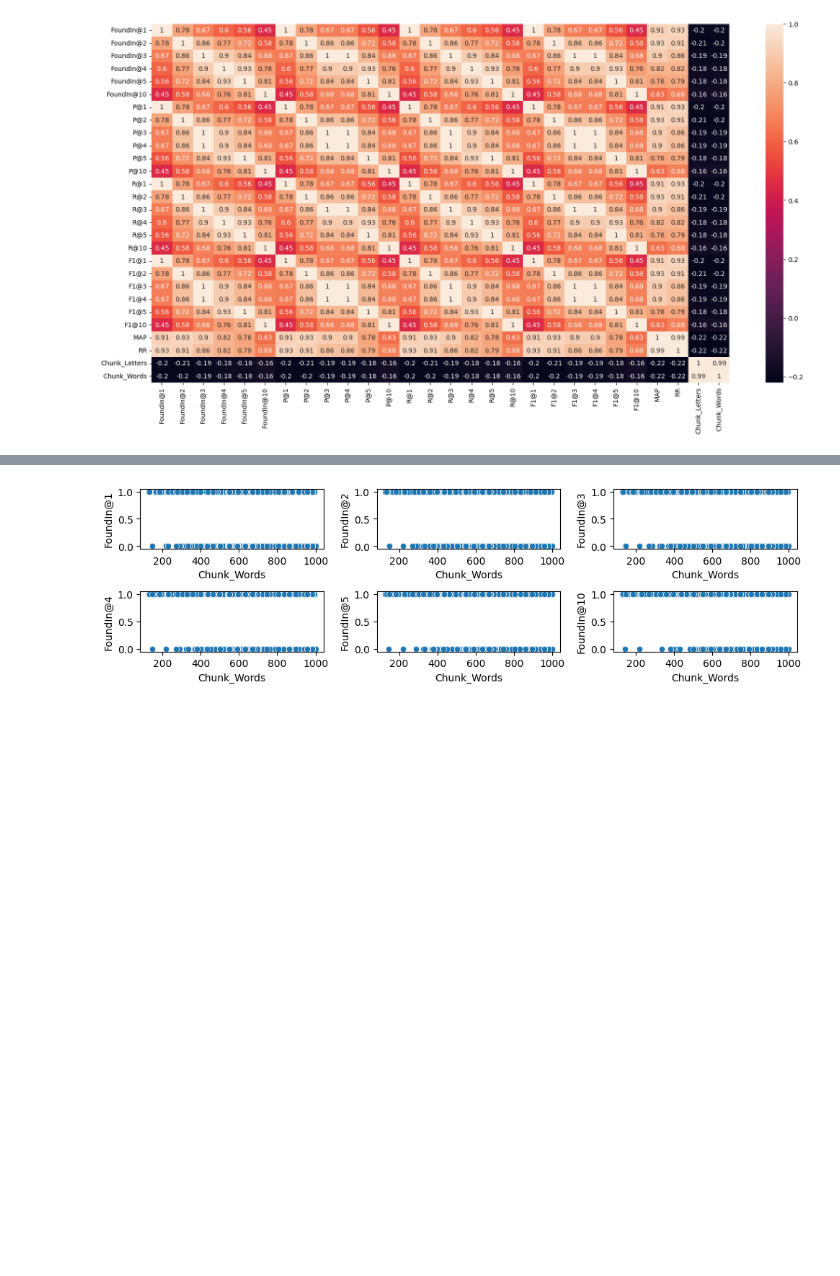
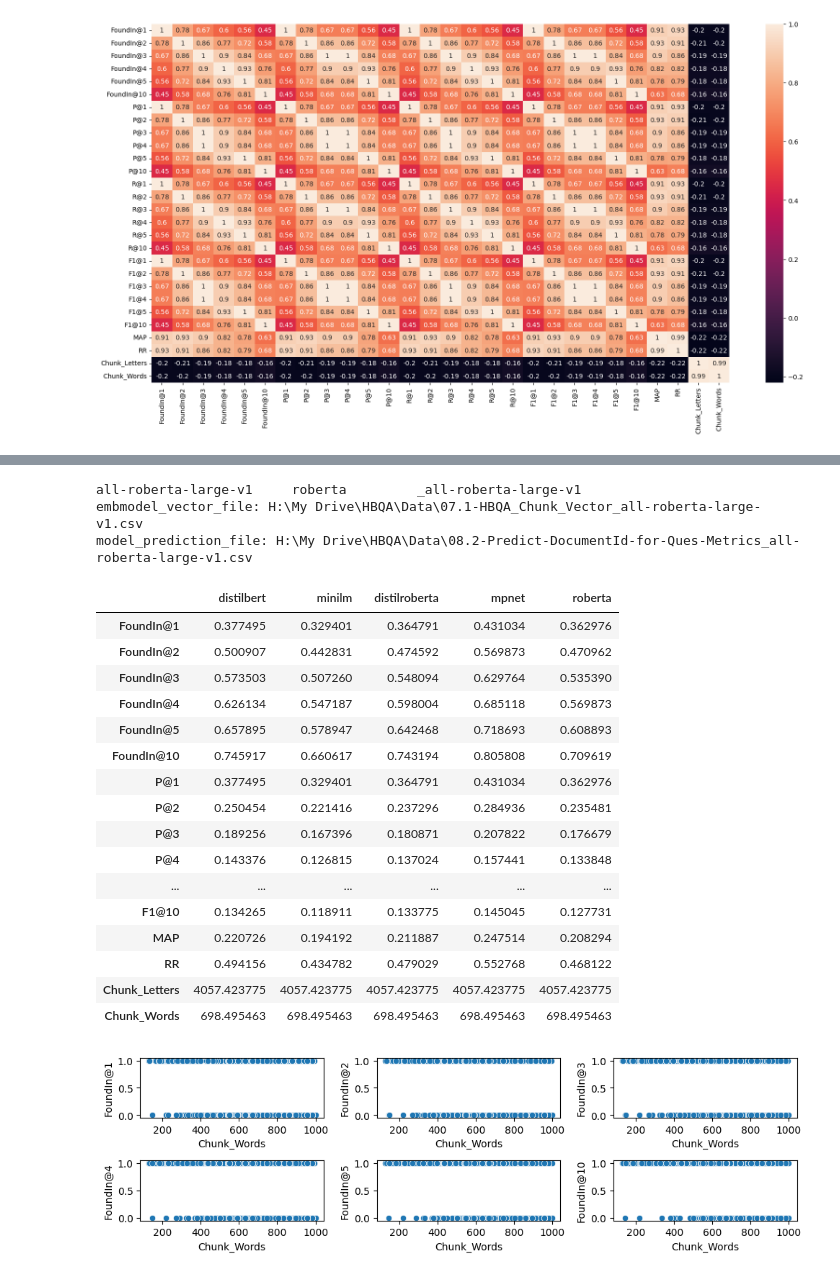
Before and after one commit to dasarpai/HBQA, a Jupyter notebook: 31_HBQA_Analysis.ipynb, the cells around one changed output, grey strips where cells are left out. Saved outputs shown, nothing was run; the diff lists cells and outputs as text; code cells hidden in the pictures; blank space fills up the shorter version.

```diff
--- a/31_HBQA_Analysis.ipynb
+++ b/31_HBQA_Analysis.ipynb
@@ -1045,3 +1107,35 @@ Index(['Ques_Id', 'Chunk_Id', 'FoundIn@1', 'FoundIn@2', 'FoundIn@3',
+# %%
+embmodelname, embmodelshort, embmodel_vector_file, model_prediction_file, df_hbqa_chunk, df_doc_pred, df_results = get_results(4)
+# %% [output]
+all-roberta-large-v1     roberta         _all-roberta-large-v1
+embmodel_vector_file: H:\My Drive\HBQA\Data\07.1-HBQA_Chunk_Vector_all-roberta-large-v1.csv
+model_prediction_file: H:\My Drive\HBQA\Data\08.2-Predict-DocumentId-for-Ques-Metrics_all-roberta-large-v1.csv
+# %%
+# summary_results= {}
+summary_results[embmodelshort] = df_results[['FoundIn@1', 'FoundIn@2', 'FoundIn@3','FoundIn@4', 'FoundIn@5', 'FoundIn@10', 'P@1', 'P@2', 'P@3', 'P@4',
+       'P@5', 'P@10', 'R@1', 'R@2', 'R@3', 'R@4', 'R@5', 'R@10', 'F1@1',
+       'F1@2', 'F1@3', 'F1@4', 'F1@5', 'F1@10', 'MAP', 'RR',
+       'Chunk_Letters', 'Chunk_Words']].mean()
+# %%
+pd.DataFrame(summary_results)
+# %% [output]
+|  | distilbert | minilm | distilroberta | mpnet | roberta |
+| FoundIn@1 | 0.377495 | 0.329401 | 0.364791 | 0.431034 | 0.362976 |
+| FoundIn@2 | 0.500907 | 0.442831 | 0.474592 | 0.569873 | 0.470962 |
+| FoundIn@3 | 0.573503 | 0.507260 | 0.548094 | 0.629764 | 0.535390 |
+| FoundIn@4 | 0.626134 | 0.547187 | 0.598004 | 0.685118 | 0.569873 |
+| FoundIn@5 | 0.657895 | 0.578947 | 0.642468 | 0.718693 | 0.608893 |
+| FoundIn@10 | 0.745917 | 0.660617 | 0.743194 | 0.805808 | 0.709619 |
+| P@1 | 0.377495 | 0.329401 | 0.364791 | 0.431034 | 0.362976 |
+| P@2 | 0.250454 | 0.221416 | 0.237296 | 0.284936 | 0.235481 |
+| P@3 | 0.189256 | 0.167396 | 0.180871 | 0.207822 | 0.176679 |
+| P@4 | 0.143376 | 0.126815 | 0.137024 | 0.157441 | 0.133848 |
+| ... | ... | ... | ... | ... | ... |
+| F1@10 | 0.134265 | 0.118911 | 0.133775 | 0.145045 | 0.127731 |
+| MAP | 0.220726 | 0.194192 | 0.211887 | 0.247514 | 0.208294 |
+| RR | 0.494156 | 0.434782 | 0.479029 | 0.552768 | 0.468122 |
+| Chunk_Letters | 4057.423775 | 4057.423775 | 4057.423775 | 4057.423775 | 4057.423775 |
+| Chunk_Words | 698.495463 | 698.495463 | 698.495463 | 698.495463 | 698.495463 |
 # %%
 fig, ax = plt.subplots(2, 3, figsize=(10, 3))
 
```
Also changed, not shown: parts of 17 cells of this notebook.
